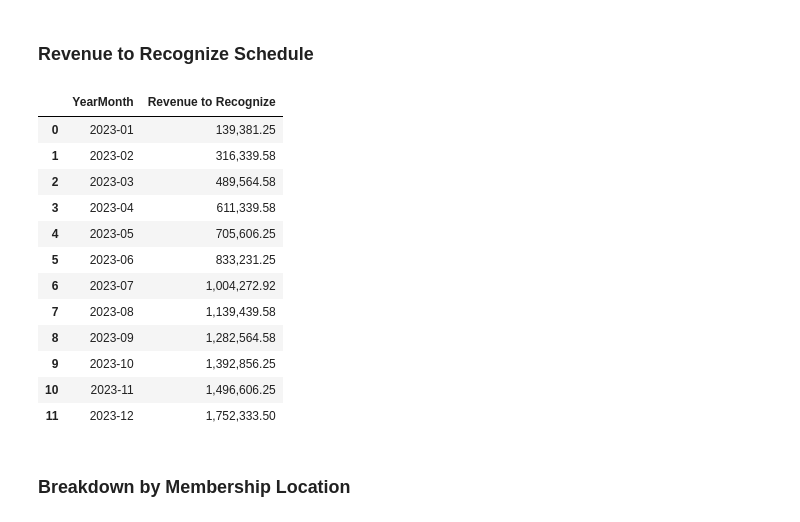
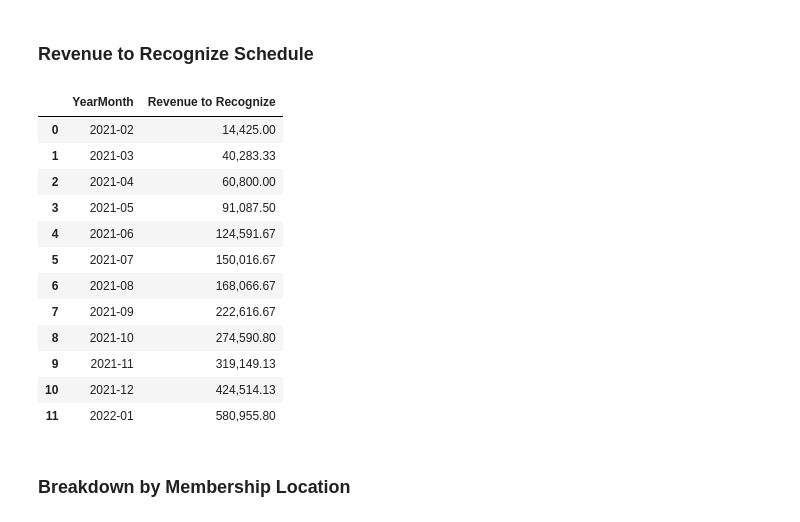
Before and after one commit to christopfur/HLI, a Jupyter notebook: Salesforce Deferred Revenue.ipynb, the cells around one changed output. Drawn from its saved outputs; the diff is of its cells as text; code cells hidden in the pictures.

```diff
--- a/Salesforce Deferred Revenue.ipynb
+++ b/Salesforce Deferred Revenue.ipynb
@@ -256,3 +259,6 @@ opportunity_history_end_date_df[opportunity_history_end_date_df['Salesforce Oppo
+# %%
+opportunities_df = pd.merge(opportunities_df, user_data_df, how='left', left_on='OwnerId', right_on='Salesforce User ID')
+opportunities_df = opportunities_df.rename(columns={'Employee Name': 'Salesforce Opportunity Owner'})
 # %% [markdown]
 ### Opportunity History - Payment #1 & Payment #2  Information
 # %%
@@ -450,0 +521,9 @@ product_counts_df = opportunity_line_item_df.groupby('Salesforce Opportunity ID'
+# %%
+# Replace NaN or None with an empty string in the column before grouping
+opportunity_line_item_df['Opportunity Product Short Name'].fillna('N/A', inplace=True)
+
+# Group by 'Salesforce Opportunity ID' and concatenate 'Opportunity Product Short Name' values
+product_short_concat_df = (opportunity_line_item_df
+                           .groupby('Salesforce Opportunity ID', as_index=False)
+                           .agg({'Opportunity Product Short Name': lambda x: ', '.join(x)}))
+product_short_concat_df.rename(columns={'Opportunity Product Short Name': 'Opportunity Product Short Name(s)'}, inplace=True)
@@ -465,6 +561,8 @@ merged_df[merged_df['Salesforce Opportunity ID'] == '0065c00001LkDz0AAF']
 # %%
 merged_df = pd.merge(opportunities_df, account_df, how='left', on='Salesforce Account ID')
 merged_df = pd.merge(merged_df, product_counts_df, how='left', on='Salesforce Opportunity ID')
+merged_df = pd.merge(merged_df, product_concat_df, how='left', on='Salesforce Opportunity ID')
+merged_df = pd.merge(merged_df, product_short_concat_df, how='left', on='Salesforce Opportunity ID')
 merged_df = pd.merge(merged_df, opportunity_history_df, how='left', on='Salesforce Opportunity ID')
 merged_df = pd.merge(merged_df, min_opportunity_start_date_updates, how='left', on='Salesforce Opportunity ID')
 merged_df = pd.merge(merged_df, opportunity_history_end_date_df, how='left', on='Salesforce Opportunity ID')
@@ -472,6 +570,11 @@ merged_df = pd.merge(merged_df, payment1_amount_df, how='left', on='Salesforce O
 merged_df = pd.merge(merged_df, payment1_completeddate_df, how='left', on='Salesforce Opportunity ID', suffixes=('', '_Payment1CompletedDate'))
 merged_df = pd.merge(merged_df, payment2_amount_df, how='left', on='Salesforce Opportunity ID', suffixes=('', '_Payment2Amount'))
 merged_df = pd.merge(merged_df, payment2_completeddate_df, how='left', on='Salesforce Opportunity ID', suffixes=('', '_Payment2CompletedDate'))
+merged_df = pd.merge(merged_df, distinct_opportunity_count, how='left', on='Salesforce Account ID',  suffixes=('', '_distinctoppcount'))
+merged_df = pd.merge(merged_df, opp_membership_end_dates, how='left', on='Salesforce Account ID', suffixes=('', '_oppmembershipenddates'))
+merged_df = pd.merge(merged_df, opp_membership_start_dates, how='left', on='Salesforce Account ID', suffixes=('', '_oppmembershipenddates'))
+
+
 
 #merged_df = pd.merge(merged_df, attachment_data_df, how='left', on='Salesforce Opportunity ID')
 
@@ -537,24 +640,24 @@ def diff_in_months(date1, date2):
 merged_df['MSD - Difference in Days'] = merged_df.apply(lambda row: diff_in_months(row['1st Membership Start Date (IF UPDATED)'], row['Membership Start Date']), axis=1)
 
 # Compare 'Membership Start Date' with 'Payment 1 Date' and populate 'Customer Deposits'
-for index, row in merged_df.iterrows():
-    membership_start_date = row['Membership Start Date']
-    payment_1_date = row['Payment 1 Completed Date']
-    payment_1_amount = row['Payment 1 Amount']
+#for index, row in merged_df.iterrows():
+#    membership_start_date = row['Membership Start Date']
+#    payment_1_date = row['Payment 1 Completed Date']
+#    payment_1_amount = row['Payment 1 Amount']
 
-    if pd.notna(membership_start_date) and pd.Timestamp('2024-01-01') <= membership_start_date <= pd.Timestamp('2024-04-30'):
-        if payment_1_date < membership_start_date.replace(day=1):  # Check if payment is in a different month before start date
-            merged_df.loc[index, 'Customer Deposits'] = payment_1_amount
+#    if pd.notna(membership_start_date) and pd.Timestamp('2024-01-01') <= membership_start_date <= pd.Timestamp('2024-04-30'):
+#        if payment_1_date < membership_start_date.replace(day=1):  # Check if payment is in a different month before start date
+#            merged_df.loc[index, 'Customer Deposits'] = payment_1_amount
 
 merged_df['Start & End Date - Year Difference'] = 'N/A'
 
 ordered_columns = [
-    'Opportunity ID', 'Salesforce Opportunity ID', 'Name', 'Opportunity Stage', 'Account ID', 'Account Name', 'Account Type', 'Number of Opportunity Products',
+    'Opportunity ID', 'Salesforce Opportunity ID', 'Salesforce Opportunity Owner', 'Name', 'Opportunity Stage', 'Account ID', 'Account Name', 'Account Type', 'Distinct Account Opportunity Count(s)', 'Account Membership Start Date(s)', 'Account Membership End Date(s)', 'Number of Opportunity Products', 'Opportunity Product Line Item(s)', 'Opportunity Product Short Name(s)',
     'Membership Location', 'Prior Membership Start Date(s)', '1st Membership Start Date (IF UPDATED)', 'Membership Start Date', 'MSD - Difference in Days', 'Prior Membership Expiration Date(s)', 'Membership End Date','Start & End Date - Year Difference','Membership Start Date vs. Payment Dates',
     'Opportunity Amount', 'Opportunity Term Length (Years)', 'Opportunity Term Length (Months)',
     'Payment 1 Amount', 'Prior Payment 1 Values', 'Payment 1 Method', 'Payment 1 Completed Date', 'Prior Payment 1 Completed Date Values',
-    'Payment 2 Amount', 'Prior Payment 2 Values', 'Payment 2 Method','Payment 2 Completed Date', 'Prior Payment 1 Completed Date Values',
-    'Total Payments Received', 'Customer Deposits', 'Payment Notes', 'Payment Notes - INVOICE CREATED',
+    'Payment 2 Amount', 'Prior Payment 2 Values', 'Payment 2 Method','Payment 2 Completed Date', 'Prior Payment 2 Completed Date Values',
+    'Total Payments Received', 'Payment Notes', 'Payment Notes - INVOICE CREATED',
     'ADHOC Payment Amount 1', 'ADHOC Payment Date 1', 'ADHOC Payment Method 1',
     'ADHOC Payment Amount 2', 'ADHOC Payment Date 2', 'ADHOC Payment Method 2',
     'ADHOC Payment Amount 3','ADHOC Payment Date 3', 'ADHOC Payment Method 3',
@@ -672,3 +784,7 @@ for index, row in merged_df.iterrows():
+# %%
+#Discussed refund scenairo with Ellen Bolden on 7/25/2024. 2023 numbers should remain the same, while 2024 can be updated
+merged_df.loc[merged_df['Salesforce Opportunity ID'] == '0065c00001NqsIvAAJ', 'December 2023'] = 625 #Urban, Bonnie issued refund, but 2023 books and numbers are closed and finalized
+merged_df.loc[merged_df['Salesforce Opportunity ID'] == '0065c00001Nqx0rAAB', 'December 2023'] = 1000 #Urban, Tommy issued refund, but 2023 books and numbers are closed and finalized
 # %% [markdown]
 ### Add AD-HOC payments to revenue recognition schedule
 # %%
@@ -753,29 +869,29 @@ monthly_invoice_total.head(12)
 # %%
 
 # Sum each column with a string that contains the Month + Year to create 'Revenue to Recognize'
 # Filter columns that match the pattern for months
-month_columns = [col for col in merged_df.columns if col.endswith(('2023', '2024', '2025', '2026', '2027', '2028', '2029', '2030', '2031', '2032', '2033', '2034', '2035', '2036', '2037', '2038'))]
+month_columns = [col for col in merged_df.columns if col.endswith(('2021','2022','2023', '2024', '2025', '2026', '2027', '2028', '2029', '2030', '2031', '2032', '2033', '2034', '2035', '2036', '2037', '2038'))]
 
 # Sum the relevant columns
 revenue_to_recognize = merged_df[month_columns].sum().reset_index()
 revenue_to_recognize.columns = ['YearMonth', 'Revenue to Recognize']
 revenue_to_recognize['YearMonth'] = pd.to_datetime(revenue_to_recognize['YearMonth'], format='%B %Y').dt.strftime('%Y-%m')
 
 revenue_to_recognize.head(12)
 # %% [output]
 |  | YearMonth | Revenue to Recognize |
-| 0 | 2023-01 | 139,381.25 |
-| 1 | 2023-02 | 316,339.58 |
-| 2 | 2023-03 | 489,564.58 |
-| 3 | 2023-04 | 611,339.58 |
-| 4 | 2023-05 | 705,606.25 |
-| 5 | 2023-06 | 833,231.25 |
-| 6 | 2023-07 | 1,004,272.92 |
-| 7 | 2023-08 | 1,139,439.58 |
-| 8 | 2023-09 | 1,282,564.58 |
-| 9 | 2023-10 | 1,392,856.25 |
-| 10 | 2023-11 | 1,496,606.25 |
-| 11 | 2023-12 | 1,752,333.50 |
+| 0 | 2021-02 | 14,425.00 |
+| 1 | 2021-03 | 40,283.33 |
+| 2 | 2021-04 | 60,800.00 |
+| 3 | 2021-05 | 91,087.50 |
+| 4 | 2021-06 | 124,591.67 |
+| 5 | 2021-07 | 150,016.67 |
+| 6 | 2021-08 | 168,066.67 |
+| 7 | 2021-09 | 222,616.67 |
+| 8 | 2021-10 | 274,590.80 |
+| 9 | 2021-11 | 319,149.13 |
+| 10 | 2021-12 | 424,514.13 |
+| 11 | 2022-01 | 580,955.80 |
 # %% [markdown]
 ### Breakdown by Membership Location
 # %%
```
Also changed, not shown: parts of 41 cells of this notebook.
